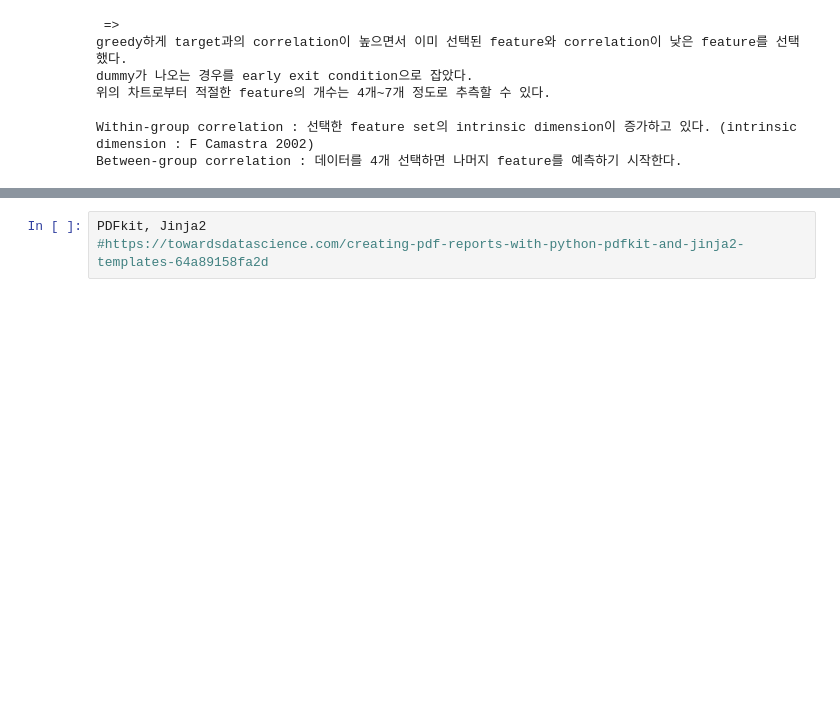
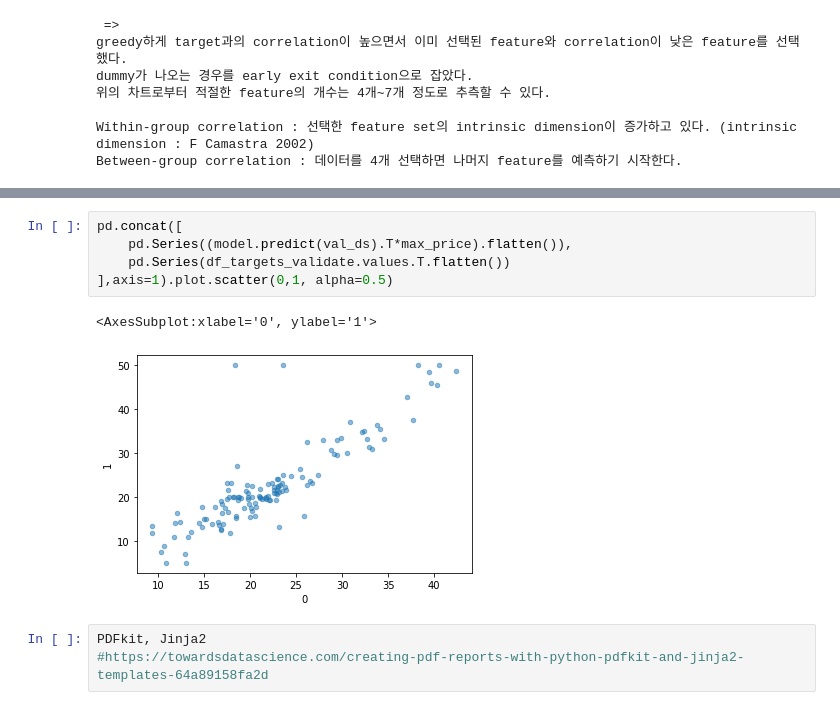
Before and after one commit to Thessal/kakao_interview, a Jupyter notebook: problem_3.ipynb, the cells around one changed output, grey strips where cells are left out. Cells and saved outputs as stored; diff of their text form; blank space fills up the shorter version.

```diff
--- a/problem_3.ipynb
+++ b/problem_3.ipynb
@@ -662,3 +613,11 @@ def train_nn_regression_model(
+# %%
+pd.concat([
+    pd.Series((model.predict(val_ds).T*max_price).flatten()),
+    pd.Series(df_targets_validate.values.T.flatten())
+],axis=1).plot.scatter(0,1, alpha=0.5)
+# %% [output]
+<AxesSubplot:xlabel='0', ylabel='1'>
+[figure, added]
 # %%
 PDFkit, Jinja2
 #https://towardsdatascience.com/creating-pdf-reports-with-python-pdfkit-and-jinja2-templates-64a89158fa2d
```
Also changed, not shown: parts of 11 cells of this notebook, 1 other file.
